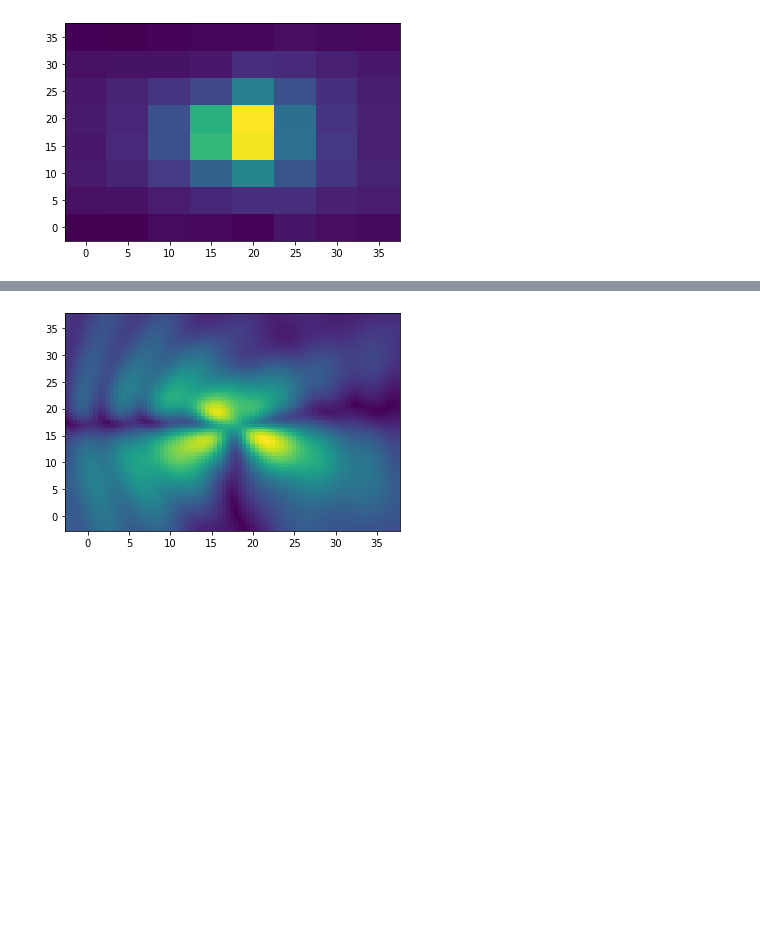
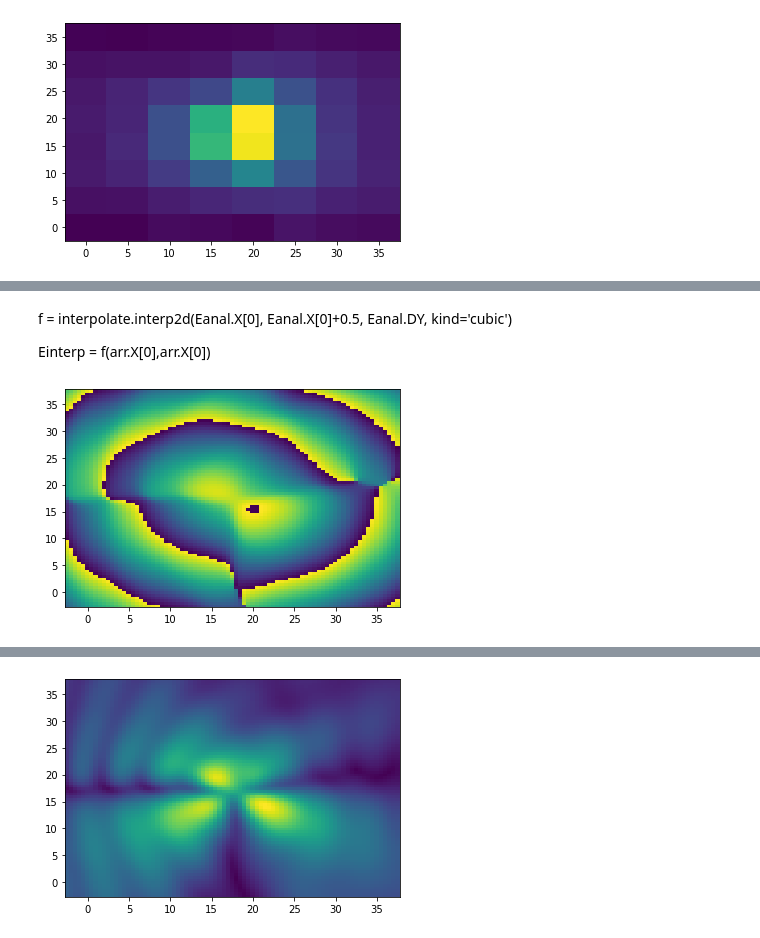
Before and after one commit to Khainguyen1349/MoMPython_KN, a Jupyter notebook: Maxwell/PlayWithMaxwell.ipynb, the cells around one changed output, grey strips where cells are left out. Saved outputs shown, nothing was run; the diff lists cells and outputs as text; code cells hidden in the pictures; blank space fills up the shorter version.

```diff
--- a/Maxwell/PlayWithMaxwell.ipynb
+++ b/Maxwell/PlayWithMaxwell.ipynb
@@ -112,0 +157,9 @@ plt.show()
+# %% [markdown]
+f = interpolate.interp2d(Eanal.X[0], Eanal.X[0]+0.5, Eanal.DY, kind='cubic')
+
+Einterp = f(arr.X[0],arr.X[0])
+# %%
+plt.pcolormesh(Eanal.X,Eanal.Y,angle(Eanal.DY),shading='auto')
+plt.show()
+# %% [output]
+[figure, added]
```
Also changed, not shown: parts of 12 cells of this notebook.
